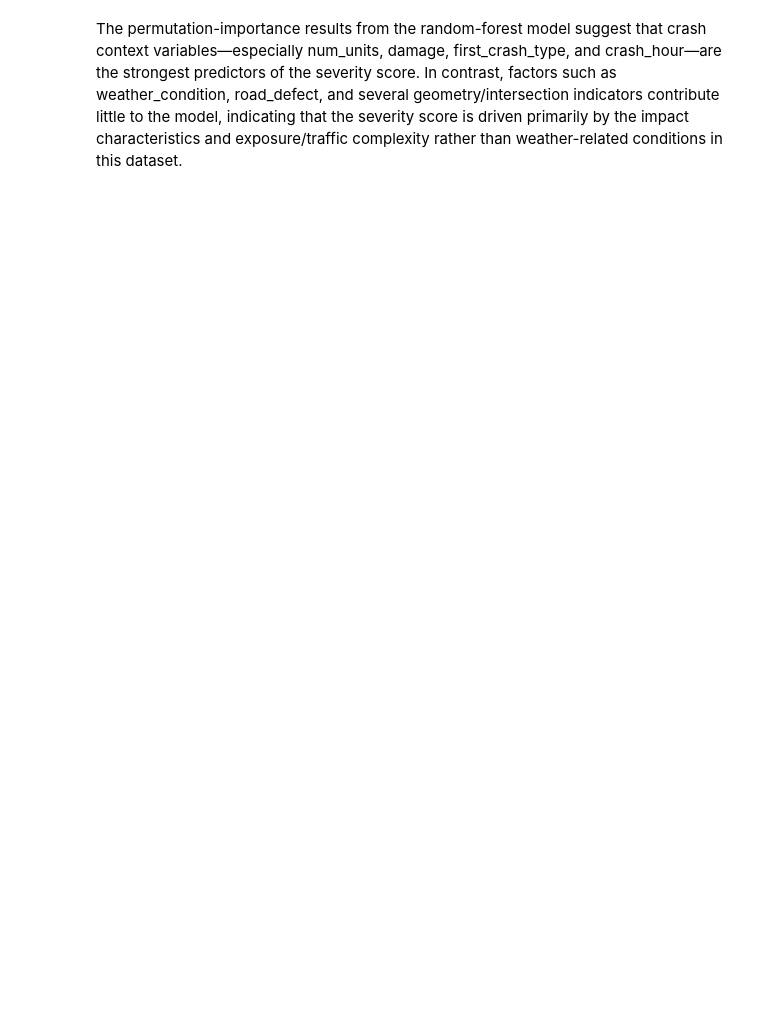
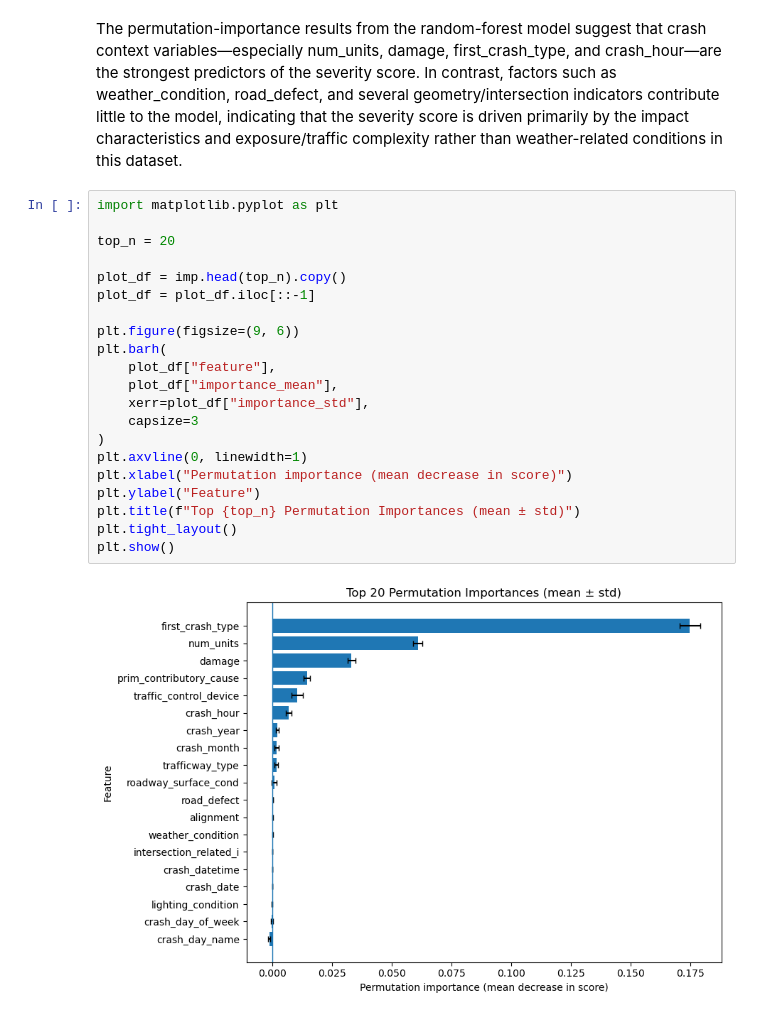
Before and after one commit to Zihao-Sheng/DATA552Project_Group5, a Jupyter notebook: notebook/Model_Building.ipynb, the cells around one changed output. Saved outputs shown, nothing was run; the diff lists cells and outputs as text; blank space fills up the shorter version.

```diff
--- a/notebook/Model_Building.ipynb
+++ b/notebook/Model_Building.ipynb
@@ -157,2 +157,25 @@ R2 : 0.1017
 # %% [markdown]
 The permutation-importance results from the random-forest model suggest that crash context variables—especially num_units, damage, first_crash_type, and crash_hour—are the strongest predictors of the severity score. In contrast, factors such as weather_condition, road_defect, and several geometry/intersection indicators contribute little to the model, indicating that the severity score is driven primarily by the impact characteristics and exposure/traffic complexity rather than weather-related conditions in this dataset.
+# %%
+import matplotlib.pyplot as plt
+
+top_n = 20
+
+plot_df = imp.head(top_n).copy()
+plot_df = plot_df.iloc[::-1]
+
+plt.figure(figsize=(9, 6))
+plt.barh(
+    plot_df["feature"],
+    plot_df["importance_mean"],
+    xerr=plot_df["importance_std"],
+    capsize=3
+)
+plt.axvline(0, linewidth=1)
+plt.xlabel("Permutation importance (mean decrease in score)")
+plt.ylabel("Feature")
+plt.title(f"Top {top_n} Permutation Importances (mean ± std)")
+plt.tight_layout()
+plt.show()
+# %% [output]
+[figure, added]
```
Also changed, not shown: parts of 1 cell of this notebook.
